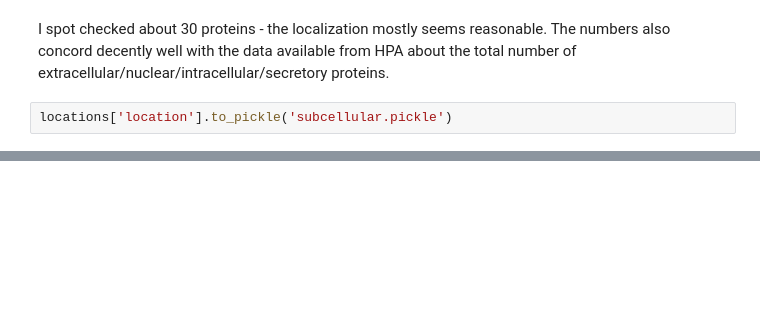
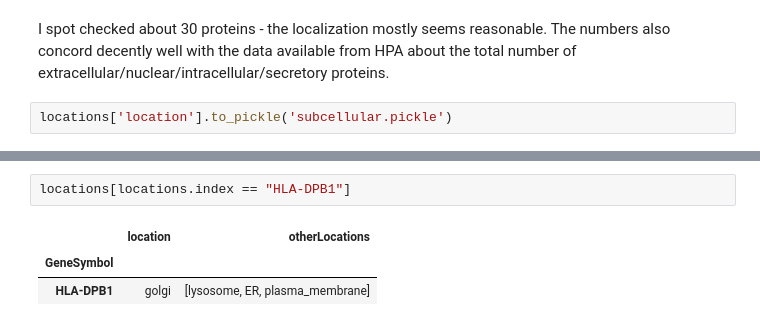
Before and after one commit to fraenkel-lab/OmicsIntegrator2, a Jupyter notebook: subcellular/subcellular_location.ipynb, the cells around one changed output, grey strips where cells are left out. Drawn from its saved outputs; the diff is of its cells as text; blank space fills up the shorter version.

```diff
--- a/subcellular/subcellular_location.ipynb
+++ b/subcellular/subcellular_location.ipynb
@@ -325,0 +357,6 @@ locations['location'].to_pickle('subcellular.pickle')
+# %%
+locations[locations.index == "HLA-DPB1"]
+# %% [output]
+|  | location | otherLocations |
+| GeneSymbol |  |  |
+| HLA-DPB1 | golgi | [lysosome, ER, plasma_membrane] |
```
Also changed, not shown: parts of 13 cells of this notebook, 2 other files.
